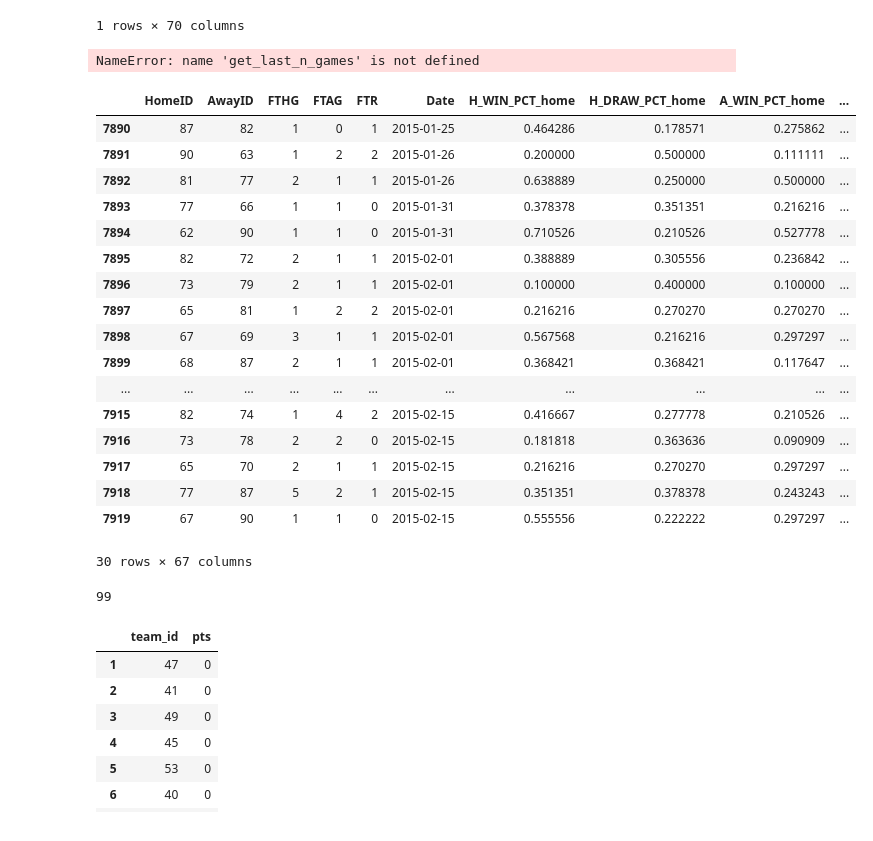
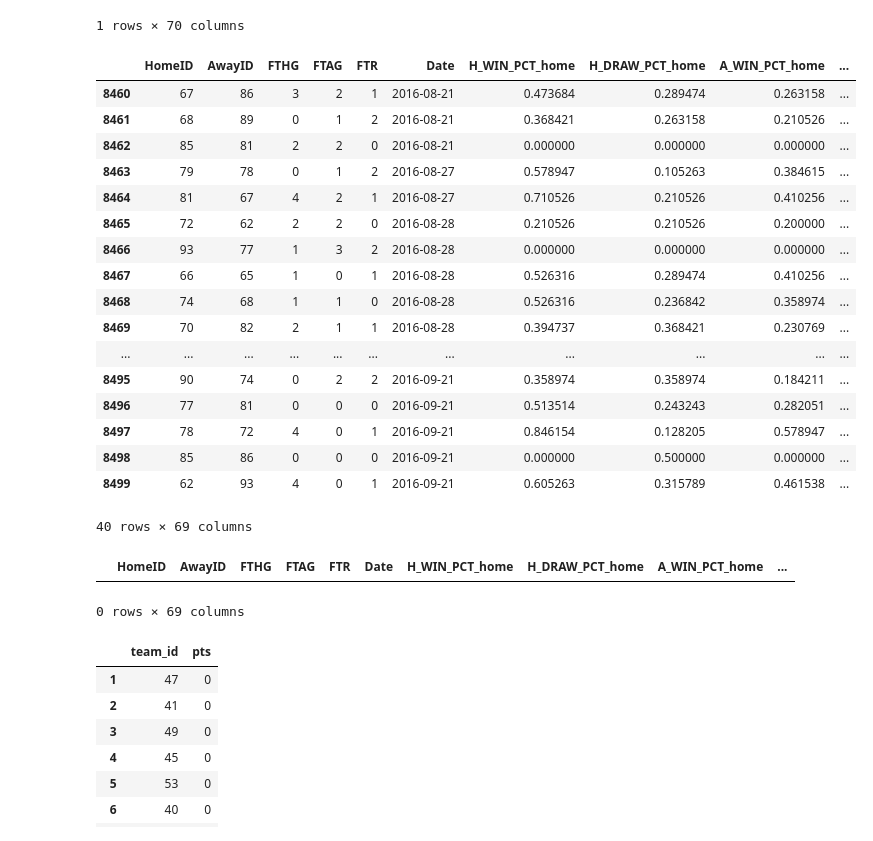
Before and after one commit to michapries/bachelors-thesis, a Jupyter notebook: data_extraction.ipynb, the cells around one changed output. Drawn from its saved outputs; the diff is of its cells as text; code cells hidden in the pictures.

Commit message:
fixed rounds and points calculation

```diff
--- a/data_extraction.ipynb
+++ b/data_extraction.ipynb
@@ -647,6 +647,14 @@ for i in range(len(df.index)):
         df.loc[i, 'RND'] = 25
         idx_add -= 1
         continue
+    if i == 8467:
+        idx_add += 1
+    if i == 8474:
+        idx_add += 1
+    if i == 8611:
+        df.loc[i, 'RND'] = 3
+        idx_add -= 1
+        continue
 
     if game_season != prev_season:       # check if new season has begun
         cur_matchday = 1
@@ -695,7 +703,7 @@ for row, game in df.iterrows():
         last_game_away = get_last_n_games(game['AwayID'], game_date, n=1, df_mode=True)
 
         #print(last_game_home.iloc[0])
-        print(row)
+        #print(row)
 
         # Get points from after the teams' last games
         if game['HomeID'] == last_game_home.iloc[0]['HomeID']:
@@ -710,43 +718,44 @@ for row, game in df.iterrows():
 
     if game_res == 1:      # Home win
         df.loc[row, 'PTS_AFTER_GAME_home'] = prev_points_home + 3
+        df.loc[row, 'PTS_AFTER_GAME_away'] = prev_points_away
     elif game_res == 0:    # Draw
         df.loc[row, 'PTS_AFTER_GAME_home'] = prev_points_home + 1
         df.loc[row, 'PTS_AFTER_GAME_away'] = prev_points_away + 1
     elif game_res == 2:    # Away win
         df.loc[row, 'PTS_AFTER_GAME_away'] = prev_points_away + 3
+        df.loc[row, 'PTS_AFTER_GAME_home'] = prev_points_home
-# %% [output]
-NameError: name 'get_last_n_games' is not defined
 # %%
 #df[6950:7000]
 #df[6960+330:7000+330]
 # %%
-df[8470-580:8490-570]
+df[9190-730:9230-730]
 #df[8470+350:8490+360]
 # %% [output]
 |  | HomeID | AwayID | FTHG | FTAG | FTR | Date | H_WIN_PCT_home | H_DRAW_PCT_home | A_WIN_PCT_home | ... |
-| 7890 | 87 | 82 | 1 | 0 | 1 | 2015-01-25 | 0.464286 | 0.178571 | 0.275862 | ... |
-| 7891 | 90 | 63 | 1 | 2 | 2 | 2015-01-26 | 0.200000 | 0.500000 | 0.111111 | ... |
-| 7892 | 81 | 77 | 2 | 1 | 1 | 2015-01-26 | 0.638889 | 0.250000 | 0.500000 | ... |
-| 7893 | 77 | 66 | 1 | 1 | 0 | 2015-01-31 | 0.378378 | 0.351351 | 0.216216 | ... |
-| 7894 | 62 | 90 | 1 | 1 | 0 | 2015-01-31 | 0.710526 | 0.210526 | 0.527778 | ... |
-| 7895 | 82 | 72 | 2 | 1 | 1 | 2015-02-01 | 0.388889 | 0.305556 | 0.236842 | ... |
-| 7896 | 73 | 79 | 2 | 1 | 1 | 2015-02-01 | 0.100000 | 0.400000 | 0.100000 | ... |
-| 7897 | 65 | 81 | 1 | 2 | 2 | 2015-02-01 | 0.216216 | 0.270270 | 0.270270 | ... |
-| 7898 | 67 | 69 | 3 | 1 | 1 | 2015-02-01 | 0.567568 | 0.216216 | 0.297297 | ... |
-| 7899 | 68 | 87 | 2 | 1 | 1 | 2015-02-01 | 0.368421 | 0.368421 | 0.117647 | ... |
+| 8460 | 67 | 86 | 3 | 2 | 1 | 2016-08-21 | 0.473684 | 0.289474 | 0.263158 | ... |
+| 8461 | 68 | 89 | 0 | 1 | 2 | 2016-08-21 | 0.368421 | 0.263158 | 0.210526 | ... |
+| 8462 | 85 | 81 | 2 | 2 | 0 | 2016-08-21 | 0.000000 | 0.000000 | 0.000000 | ... |
+| 8463 | 79 | 78 | 0 | 1 | 2 | 2016-08-27 | 0.578947 | 0.105263 | 0.384615 | ... |
+| 8464 | 81 | 67 | 4 | 2 | 1 | 2016-08-27 | 0.710526 | 0.210526 | 0.410256 | ... |
+| 8465 | 72 | 62 | 2 | 2 | 0 | 2016-08-28 | 0.210526 | 0.210526 | 0.200000 | ... |
+| 8466 | 93 | 77 | 1 | 3 | 2 | 2016-08-28 | 0.000000 | 0.000000 | 0.000000 | ... |
+| 8467 | 66 | 65 | 1 | 0 | 1 | 2016-08-28 | 0.526316 | 0.289474 | 0.410256 | ... |
+| 8468 | 74 | 68 | 1 | 1 | 0 | 2016-08-28 | 0.526316 | 0.236842 | 0.358974 | ... |
+| 8469 | 70 | 82 | 2 | 1 | 1 | 2016-08-28 | 0.394737 | 0.368421 | 0.230769 | ... |
 | ... | ... | ... | ... | ... | ... | ... | ... | ... | ... | ... |
-| 7915 | 82 | 74 | 1 | 4 | 2 | 2015-02-15 | 0.416667 | 0.277778 | 0.210526 | ... |
-| 7916 | 73 | 78 | 2 | 2 | 0 | 2015-02-15 | 0.181818 | 0.363636 | 0.090909 | ... |
-| 7917 | 65 | 70 | 2 | 1 | 1 | 2015-02-15 | 0.216216 | 0.270270 | 0.297297 | ... |
-| 7918 | 77 | 87 | 5 | 2 | 1 | 2015-02-15 | 0.351351 | 0.378378 | 0.243243 | ... |
-| 7919 | 67 | 90 | 1 | 1 | 0 | 2015-02-15 | 0.555556 | 0.222222 | 0.297297 | ... |
+| 8495 | 90 | 74 | 0 | 2 | 2 | 2016-09-21 | 0.358974 | 0.358974 | 0.184211 | ... |
+| 8496 | 77 | 81 | 0 | 0 | 0 | 2016-09-21 | 0.513514 | 0.243243 | 0.282051 | ... |
+| 8497 | 78 | 72 | 4 | 0 | 1 | 2016-09-21 | 0.846154 | 0.128205 | 0.578947 | ... |
+| 8498 | 85 | 86 | 0 | 0 | 0 | 2016-09-21 | 0.000000 | 0.500000 | 0.000000 | ... |
+| 8499 | 62 | 93 | 4 | 0 | 1 | 2016-09-21 | 0.605263 | 0.315789 | 0.461538 | ... |
-30 rows × 67 columns
+40 rows × 69 columns
-# %%
-# Das hier zeigt dass irgendwo (wahrscheinlich an irgendwelchen season anfängen) noch was schief läuft
-len(df[df['RND'] == 39])
-# %% [output]
-99
+# %%
+#len(df[df['RND'] == 39])
+df[df['RND'] == 39]
+# %% [output]
+|  | HomeID | AwayID | FTHG | FTAG | FTR | Date | H_WIN_PCT_home | H_DRAW_PCT_home | A_WIN_PCT_home | ... |
+0 rows × 69 columns
 # %%
 # Calculate table by points from of last matchday
 # %%
```
Also changed, not shown: parts of 1 cell of this notebook, 1 other file.
